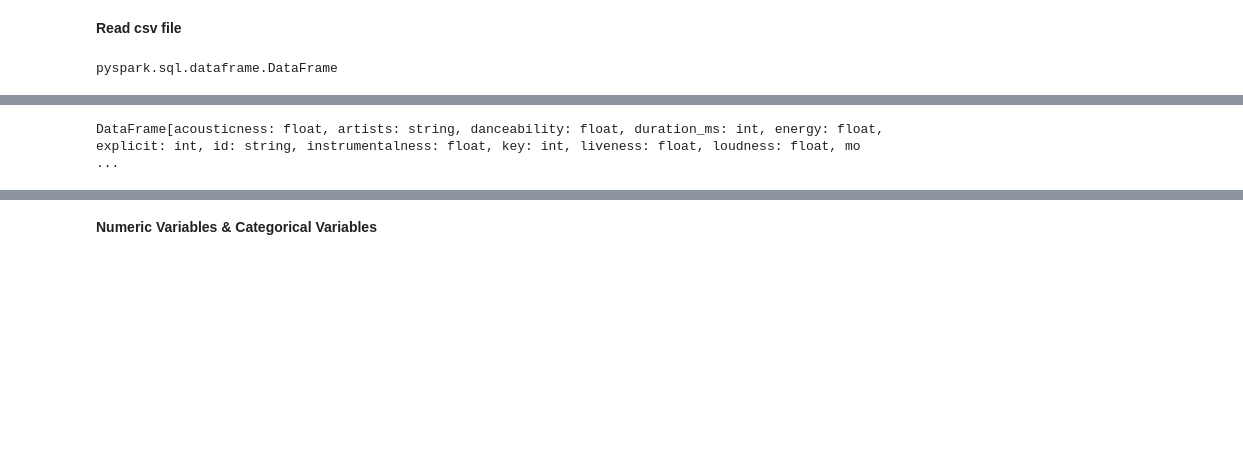
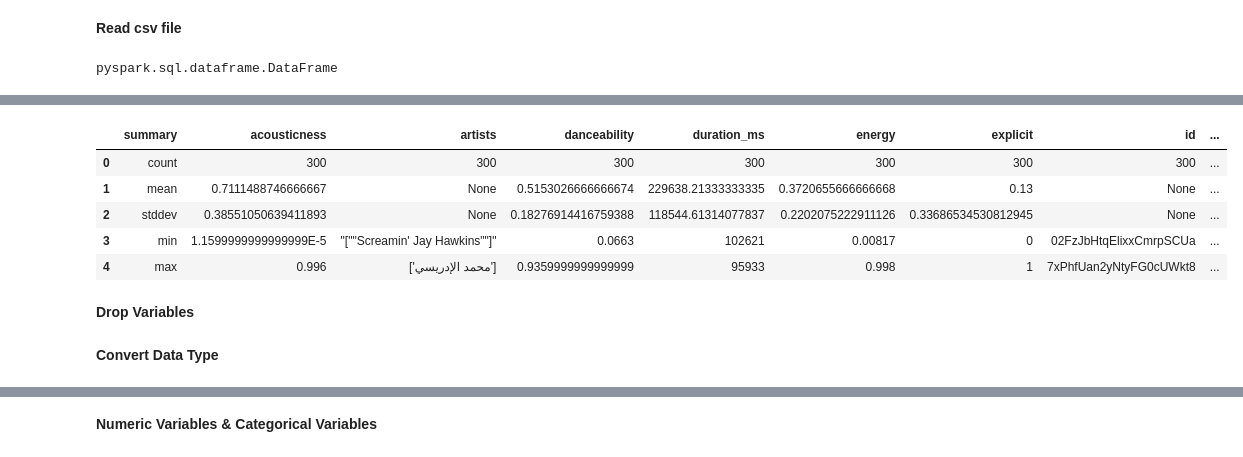
Before and after one commit to nandrew98/135-Spotify-project, a Jupyter notebook: FinalPro.ipynb, the cells around one changed output, grey strips where cells are left out. Drawn from its saved outputs; the diff is of its cells as text; code cells hidden in the pictures; blank space fills up the shorter version.

```diff
--- a/FinalPro.ipynb
+++ b/FinalPro.ipynb
@@ -37,0 +53,11 @@ pyspark.sql.dataframe.DataFrame
+# %%
+df.describe().toPandas()
+# %% [output]
+|  | summary | acousticness | artists | danceability | duration_ms | energy | explicit | id | ... |
+| 0 | count | 300 | 300 | 300 | 300 | 300 | 300 | 300 | ... |
+| 1 | mean | 0.7111488746666667 | None | 0.5153026666666674 | 229638.21333333335 | 0.3720655666666668 | 0.13 | None | ... |
+| 2 | stddev | 0.38551050639411893 | None | 0.18276914416759388 | 118544.61314077837 | 0.2202075222911126 | 0.33686534530812945 | None | ... |
+| 3 | min | 1.1599999999999999E-5 | "[""Screamin' Jay Hawkins""]" | 0.0663 | 102621 | 0.00817 | 0 | 02FzJbHtqElixxCmrpSCUa | ... |
+| 4 | max | 0.996 | ['محمد الإدريسي'] | 0.9359999999999999 | 95933 | 0.998 | 1 | 7xPhfUan2yNtyFG0cUWkt8 | ... |
+# %% [markdown]
+**Drop Variables**
@@ -38,3 +68,5 @@ pyspark.sql.dataframe.DataFrame
+# %% [markdown]
+**Convert Data Type**
 # %%
 floats = ["acousticness", "danceability", "energy", "instrumentalness", "liveness", "loudness",
          "speechiness", "tempo", "valence"]
@@ -45,8 +77,3 @@ ints = ["duration_ms", "explicit", "key", "mode", "popularity", "year"]
 for i in ints:
     df = df.withColumn(i, df[i].cast(IntegerType()))
-# %%
-# Check Process: whether it works
-df
-# %% [output]
-DataFrame[acousticness: float, artists: string, danceability: float, duration_ms: int, energy: float, explicit: int, id: string, instrumentalness: float, key: int, liveness: float, loudness: float, mo ...
 # %%
```
Also changed, not shown: parts of 49 cells of this notebook.
